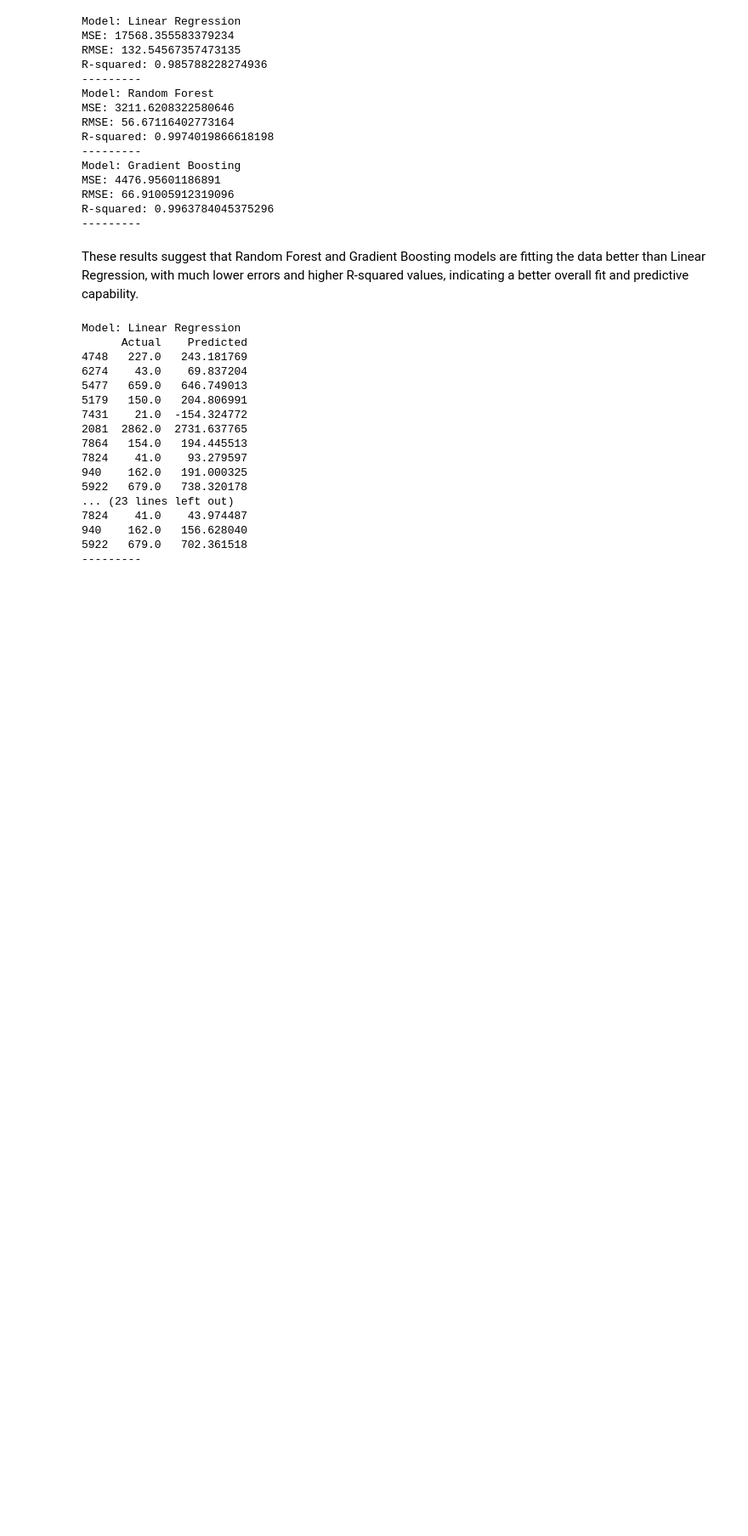
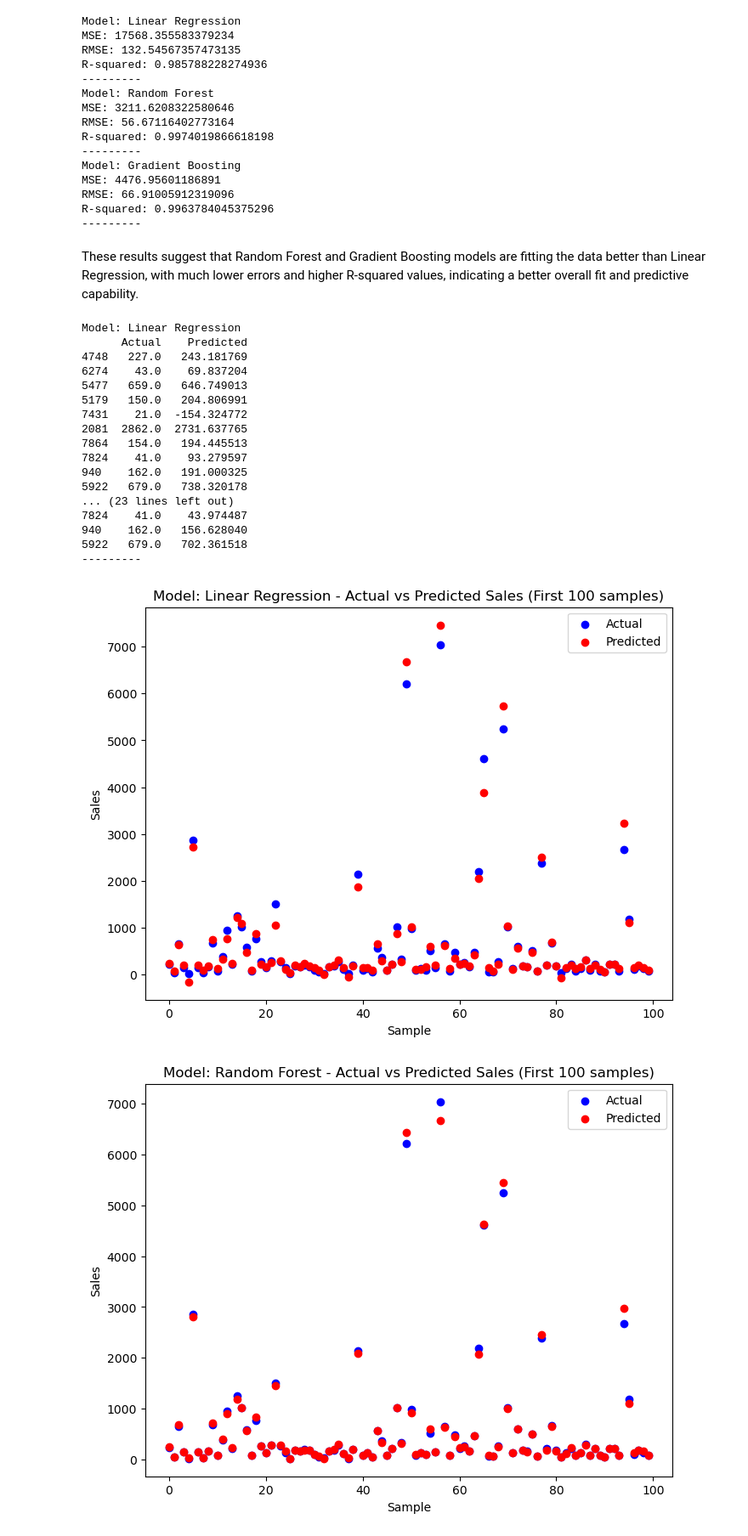
Before and after one commit to pari1jay/Info-project, a Jupyter notebook: model_pred.ipynb, the cells around one changed output. Shown at 85% size. Cells and saved outputs as stored; diff of their text form; code cells hidden in the pictures; blank space fills up the shorter version.

```diff
--- a/model_pred.ipynb
+++ b/model_pred.ipynb
@@ -93,3 +93,21 @@ Model: Linear Regression
 940    162.0   156.628040
 5922   679.0   702.361518
 ---------
+# %%
+import matplotlib.pyplot as plt
+
+# Graphical comparison for the first 100 samples
+for name, model in models.items():
+    predictions = model.predict(X_test)
+
+    plt.figure(figsize=(8, 6))
+    plt.scatter(range(100), y_test[:100], color='blue', label='Actual')
+    plt.scatter(range(100), predictions[:100], color='red', label='Predicted')
+    plt.title(f"Model: {name} - Actual vs Predicted Sales (First 100 samples)")
+    plt.xlabel('Sample')
+    plt.ylabel('Sales')
+    plt.legend()
+    plt.show()
+# %% [output]
+[figure, added]
+[figure, added]
```
Also changed, not shown: parts of 7 cells of this notebook.
